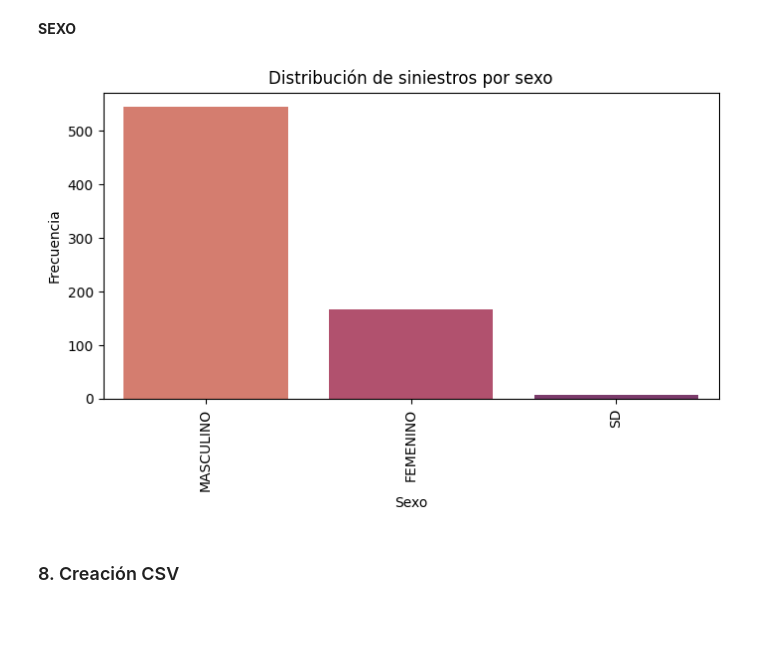
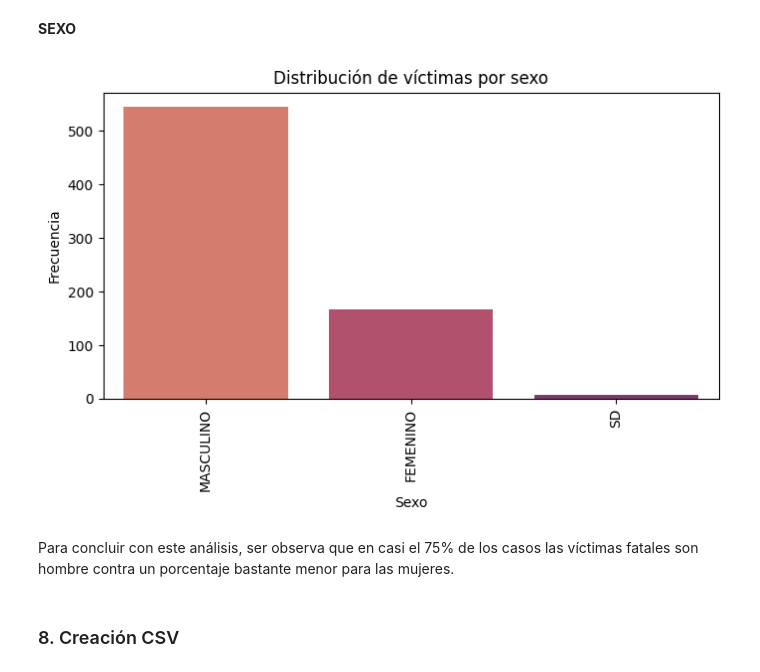
Before and after one commit to JPBertonee/PI_DA_Henry, a Jupyter notebook: EDA_Victimas.ipynb, the cells around one changed output. Cells and saved outputs as stored; diff of their text form; code cells hidden in the pictures; blank space fills up the shorter version.

```diff
--- a/EDA_Victimas.ipynb
+++ b/EDA_Victimas.ipynb
@@ -476,17 +482,19 @@ plt.show()
 # %%
 plt.figure(figsize=(8, 4))
 
 sns.countplot(df, x='SEXO', palette="flare")
 
 plt.xticks(rotation=90)
 
 plt.xlabel('Sexo')
 plt.ylabel('Frecuencia')
-plt.title('Distribución de siniestros por sexo')
+plt.title('Distribución de víctimas por sexo')
 
 plt.show()
 # %% [output]
-[figure, old version]
+[figure, new version]
+# %% [markdown]
+Para concluir con este análisis, ser observa que en casi el 75% de los casos las víctimas fatales son hombre contra un porcentaje bastante menor para las mujeres.
 # %% [markdown]
 ### 8. Creación CSV
 # %% [markdown]
```
Also changed, not shown: parts of 4 cells of this notebook.
